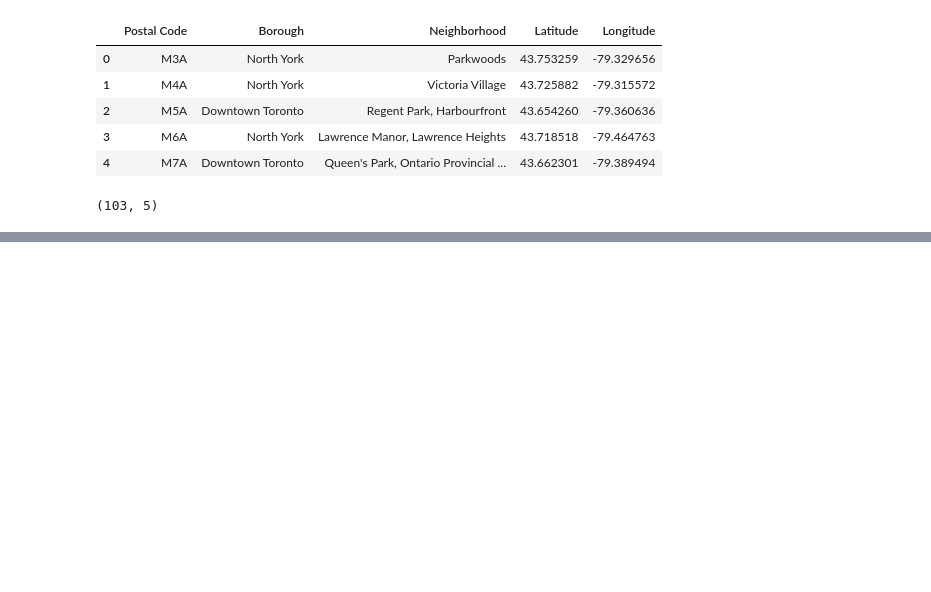
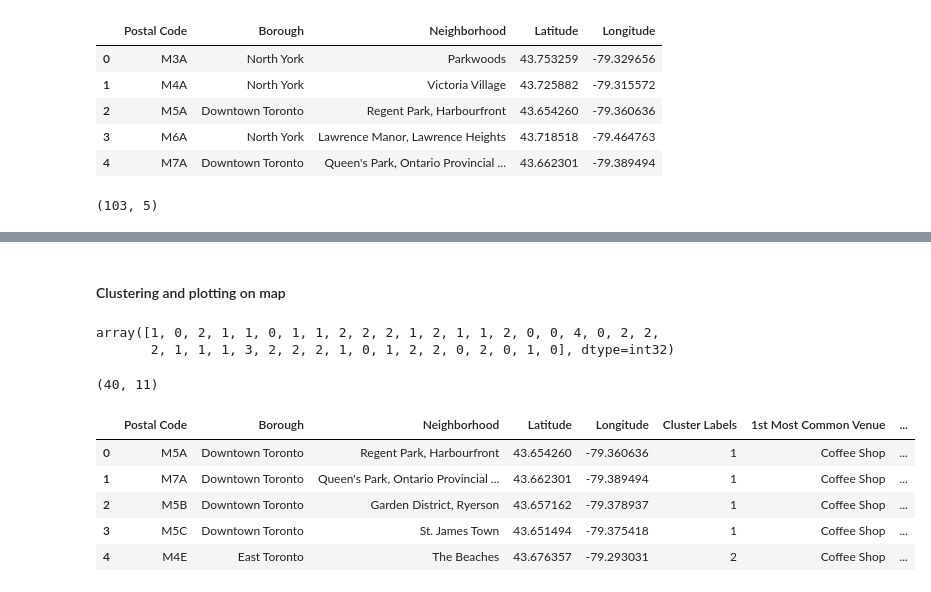
Before and after one commit to Morganpht/IBM_Capstone_Project, a Jupyter notebook: Segmenting and Clustering Neighborhoods in Toronto.ipynb, the cells around one changed output, grey strips where cells are left out. Drawn from its saved outputs; the diff is of its cells as text; code cells hidden in the pictures; blank space fills up the shorter version.

```diff
--- a/Segmenting and Clustering Neighborhoods in Toronto.ipynb
+++ b/Segmenting and Clustering Neighborhoods in Toronto.ipynb
@@ -85,0 +179,4 @@ geospatial.shape
+# %%
+Toronto_venues = getNearbyVenues(names=toronto_data['Neighborhood'],
+                                   latitudes=toronto_data['Latitude'],
+                                   longitudes=toronto_data['Longitude'])
@@ -85,0 +233,3 @@ geospatial.shape
+# %%
+toronto_grouped = toronto_onehot.groupby('Neighborhood').mean().reset_index()
+toronto_grouped.head()
@@ -85,0 +243,62 @@ geospatial.shape
+# %% [markdown]
+#### Clustering and plotting on map
+# %%
+# set number of clusters
+kclusters = 5
+
+toronto_grouped_clustering = toronto_grouped.drop('Neighborhood', 1)
+
+# run k-means clustering
+kmeans = KMeans(n_clusters=kclusters, random_state=0).fit(toronto_grouped_clustering)
+
+# check cluster labels generated for each row in the dataframe
+kmeans.labels_
+# %% [output]
+array([1, 0, 2, 1, 1, 0, 1, 1, 2, 2, 2, 1, 2, 1, 1, 2, 0, 0, 4, 0, 2, 2,
+       2, 1, 1, 1, 3, 2, 2, 2, 1, 0, 1, 2, 2, 0, 2, 0, 1, 0], dtype=int32)
+# %%
+def return_most_common_venues(row, num_top_venues):
+    row_categories = row.iloc[1:]
+    row_categories_sorted = row_categories.sort_values(ascending=False)
+
+    return row_categories_sorted.index.values[0:num_top_venues]
+
+num_top_venues = 10
+
+indicators = ['st', 'nd', 'rd']
+
+# create columns according to number of top venues
+columns = ['Neighborhood']
+for ind in np.arange(num_top_venues):
+    try:
+        columns.append('{}{} Most Common Venue'.format(ind+1, indicators[ind]))
+    except:
+        columns.append('{}th Most Common Venue'.format(ind+1))
+
+# create a new dataframe
+neighborhoods_venues_sorted = pd.DataFrame(columns=columns)
+neighborhoods_venues_sorted['Neighborhood'] = toronto_grouped['Neighborhood']
+
+for ind in np.arange(toronto_grouped.shape[0]):
+    neighborhoods_venues_sorted.iloc[ind, 1:] = return_most_common_venues(toronto_grouped.iloc[ind, :], num_top_venues)
+
+neighborhoods_venues_sorted.shape
+# %% [output]
+(40, 11)
+# %%
+# add clustering labels
+neighborhoods_venues_sorted.insert(0, 'Cluster Labels', kmeans.labels_)
+
+toronto_merged = toronto_data
+
+# merge manhattan_grouped with manhattan_data to add latitude/longitude for each neighborhood
+toronto_merged = toronto_merged.join(neighborhoods_venues_sorted.set_index('Neighborhood'), on='Neighborhood')
+
+toronto_merged.head() # check the last columns!
+# %% [output]
+|  | Postal Code | Borough | Neighborhood | Latitude | Longitude | Cluster Labels | 1st Most Common Venue | ... |
+| 0 | M5A | Downtown Toronto | Regent Park, Harbourfront | 43.654260 | -79.360636 | 1 | Coffee Shop | ... |
+| 1 | M7A | Downtown Toronto | Queen's Park, Ontario Provincial ... | 43.662301 | -79.389494 | 1 | Coffee Shop | ... |
+| 2 | M5B | Downtown Toronto | Garden District, Ryerson | 43.657162 | -79.378937 | 1 | Coffee Shop | ... |
+| 3 | M5C | Downtown Toronto | St. James Town | 43.651494 | -79.375418 | 1 | Coffee Shop | ... |
+| 4 | M4E | East Toronto | The Beaches | 43.676357 | -79.293031 | 2 | Coffee Shop | ... |
```
Also changed, not shown: parts of 16 cells of this notebook.
